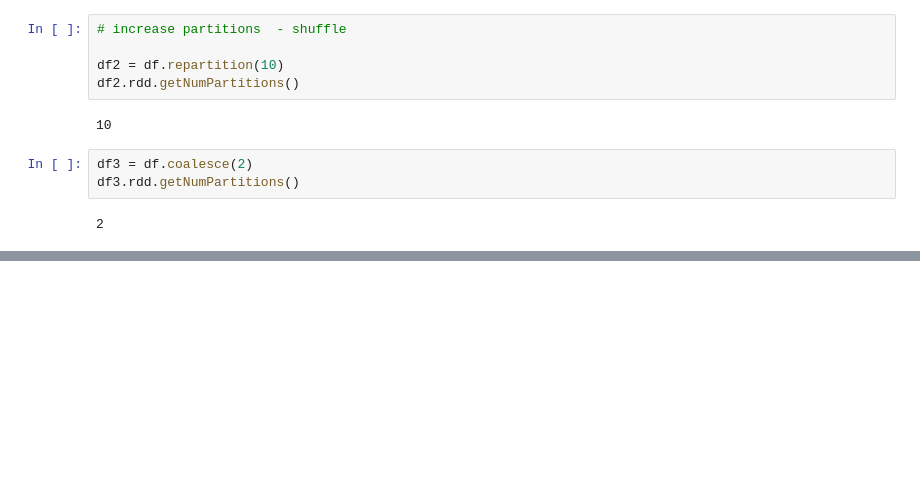
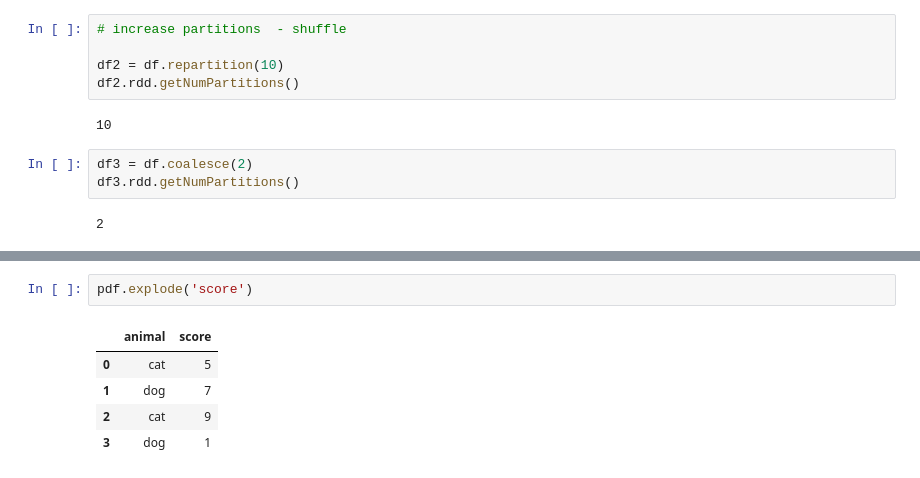
Before and after one commit to indhra/pyspark_handson, a Jupyter notebook: pyspark_handson_basics.ipynb, the cells around one changed output, grey strips where cells are left out. Cells and saved outputs as stored; diff of their text form; blank space fills up the shorter version.

```diff
--- a/pyspark_handson_basics.ipynb
+++ b/pyspark_handson_basics.ipynb
@@ -459,0 +865,8 @@ df3.rdd.getNumPartitions()
+# %%
+pdf.explode('score')
+# %% [output]
+|  | animal | score |
+| 0 | cat | 5 |
+| 1 | dog | 7 |
+| 2 | cat | 9 |
+| 3 | dog | 1 |
```
Also changed, not shown: parts of 35 cells of this notebook, 1 other file.
